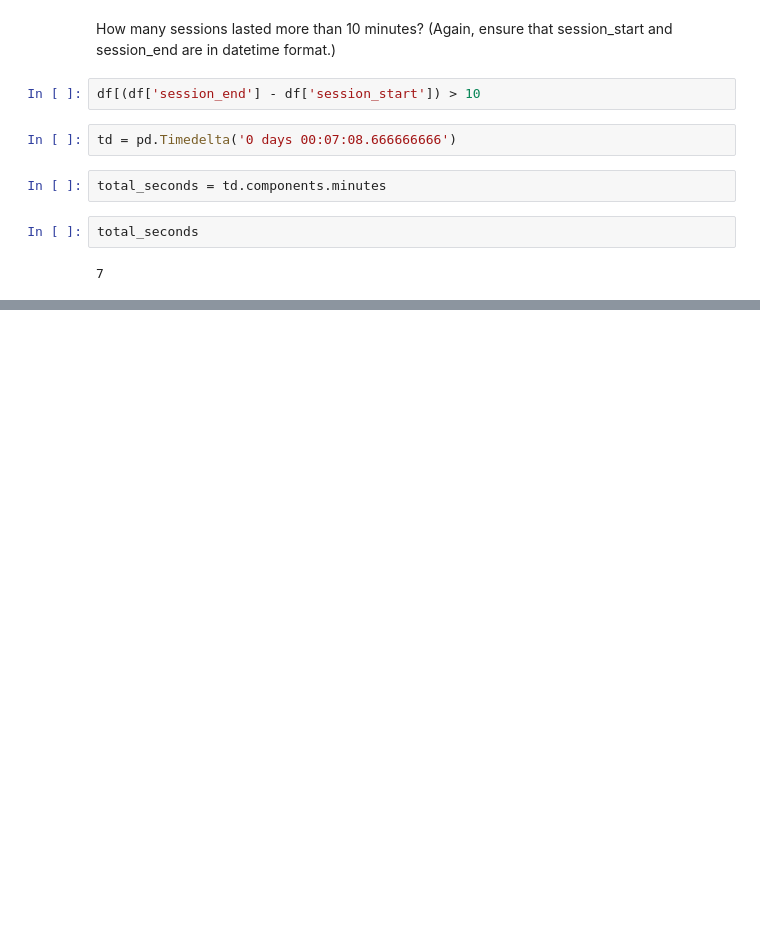
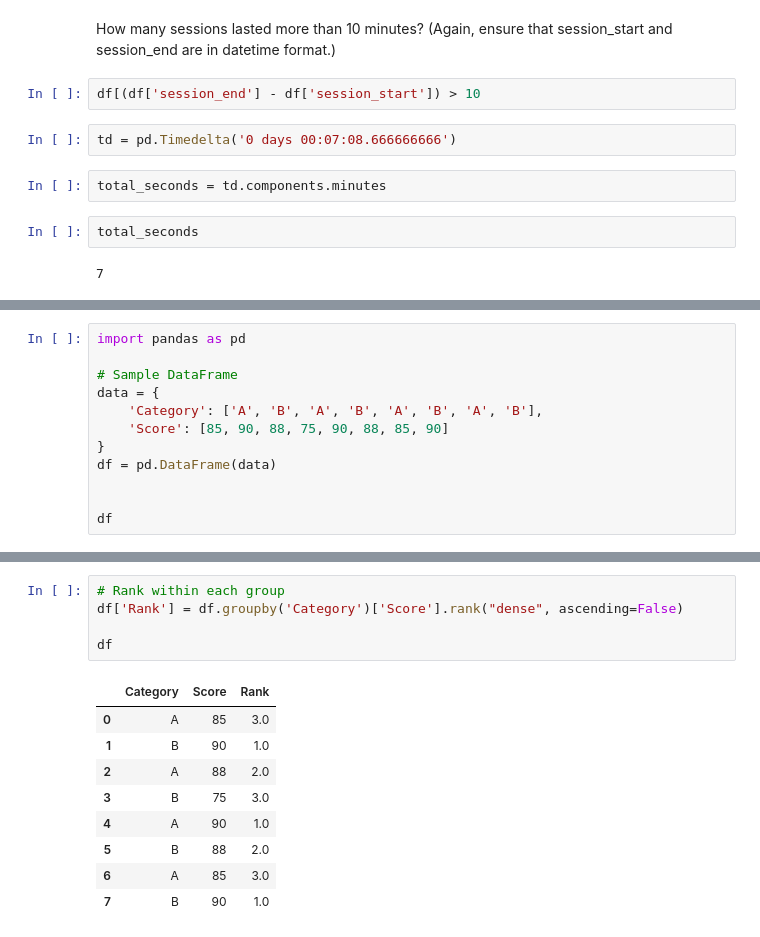
Before and after one commit to sandeepny441/transform_2023, a Jupyter notebook: pandas_repo/notebooks/stratascratch_1000/Uber/Untitled.ipynb, the cells around one changed output, grey strips where cells are left out. Cells and saved outputs as stored; diff of their text form; blank space fills up the shorter version.

Commit message:
added pandas files

```diff
--- a/pandas_repo/notebooks/stratascratch_1000/Uber/Untitled.ipynb
+++ b/pandas_repo/notebooks/stratascratch_1000/Uber/Untitled.ipynb
@@ -168,0 +203,12 @@ total_seconds
+# %%
+import pandas as pd
+
+# Sample DataFrame
+data = {
+    'Category': ['A', 'B', 'A', 'B', 'A', 'B', 'A', 'B'],
+    'Score': [85, 90, 88, 75, 90, 88, 85, 90]
+}
+df = pd.DataFrame(data)
+
+
+df
@@ -168,0 +225,15 @@ total_seconds
+# %%
+# Rank within each group
+df['Rank'] = df.groupby('Category')['Score'].rank("dense", ascending=False)
+
+df
+# %% [output]
+|  | Category | Score | Rank |
+| 0 | A | 85 | 3.0 |
+| 1 | B | 90 | 1.0 |
+| 2 | A | 88 | 2.0 |
+| 3 | B | 75 | 3.0 |
+| 4 | A | 90 | 1.0 |
+| 5 | B | 88 | 2.0 |
+| 6 | A | 85 | 3.0 |
+| 7 | B | 90 | 1.0 |
```
Also changed, not shown: parts of 10 cells of this notebook.
